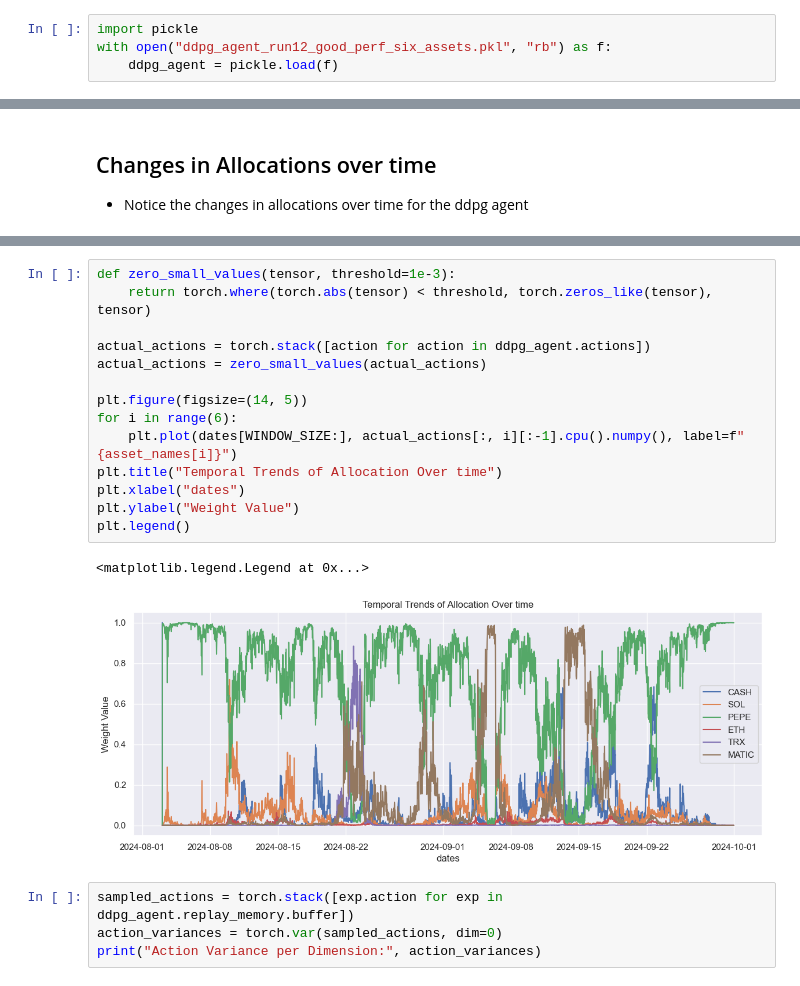
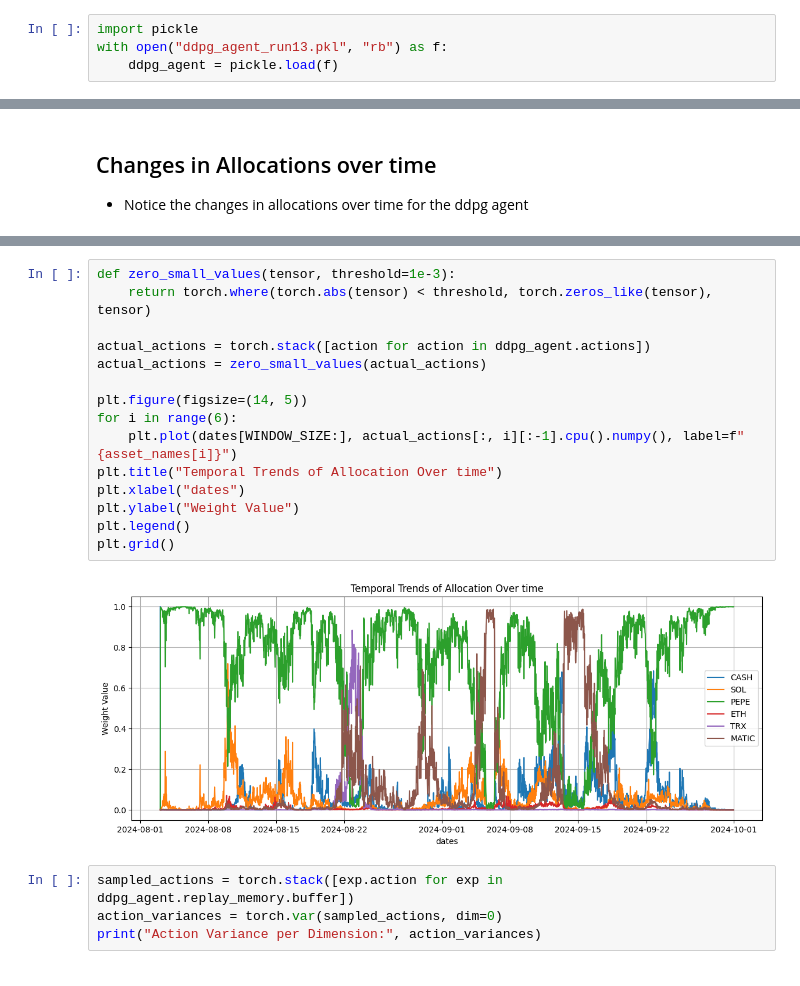
Before and after one commit to mrajancsr/deep-policy-gradient-portfolio, a Jupyter notebook: ddpgportfolio/agent/ddpg_agent_trade.ipynb, the cells around one changed output, grey strips where cells are left out. Cells and saved outputs as stored; diff of their text form.

```diff
--- a/ddpgportfolio/agent/ddpg_agent_trade.ipynb
+++ b/ddpgportfolio/agent/ddpg_agent_trade.ipynb
@@ -210,7 +209,7 @@ with open("ddpg_agent_run13.pkl", "wb") as f:
     pickle.dump(ddpg_agent, f)
 # %%
 import pickle
-with open("ddpg_agent_run12_good_perf_six_assets.pkl", "rb") as f:
+with open("ddpg_agent_run13.pkl", "rb") as f:
     ddpg_agent = pickle.load(f)
 # %% [markdown]
 ## Reward and Policy Evaluation Experiments
@@ -281,20 +280,20 @@ plt.bar(asset_names, ddpg_agent.actions[2200].cpu().numpy(),
 # %%
 def zero_small_values(tensor, threshold=1e-3):
     return torch.where(torch.abs(tensor) < threshold, torch.zeros_like(tensor), tensor)
 
 actual_actions = torch.stack([action for action in ddpg_agent.actions])
 actual_actions = zero_small_values(actual_actions)
 
 plt.figure(figsize=(14, 5))
 for i in range(6):
     plt.plot(dates[WINDOW_SIZE:], actual_actions[:, i][:-1].cpu().numpy(), label=f"{asset_names[i]}")
 plt.title("Temporal Trends of Allocation Over time")
 plt.xlabel("dates")
 plt.ylabel("Weight Value")
 plt.legend()
+plt.grid()
 # %% [output]
-<matplotlib.legend.Legend at 0x...>
-[figure, old version]
+[figure, new version]
 # %%
 sampled_actions = torch.stack([exp.action for exp in ddpg_agent.replay_memory.buffer])
 action_variances = torch.var(sampled_actions, dim=0)
```
Also changed, not shown: parts of 6 cells of this notebook.
